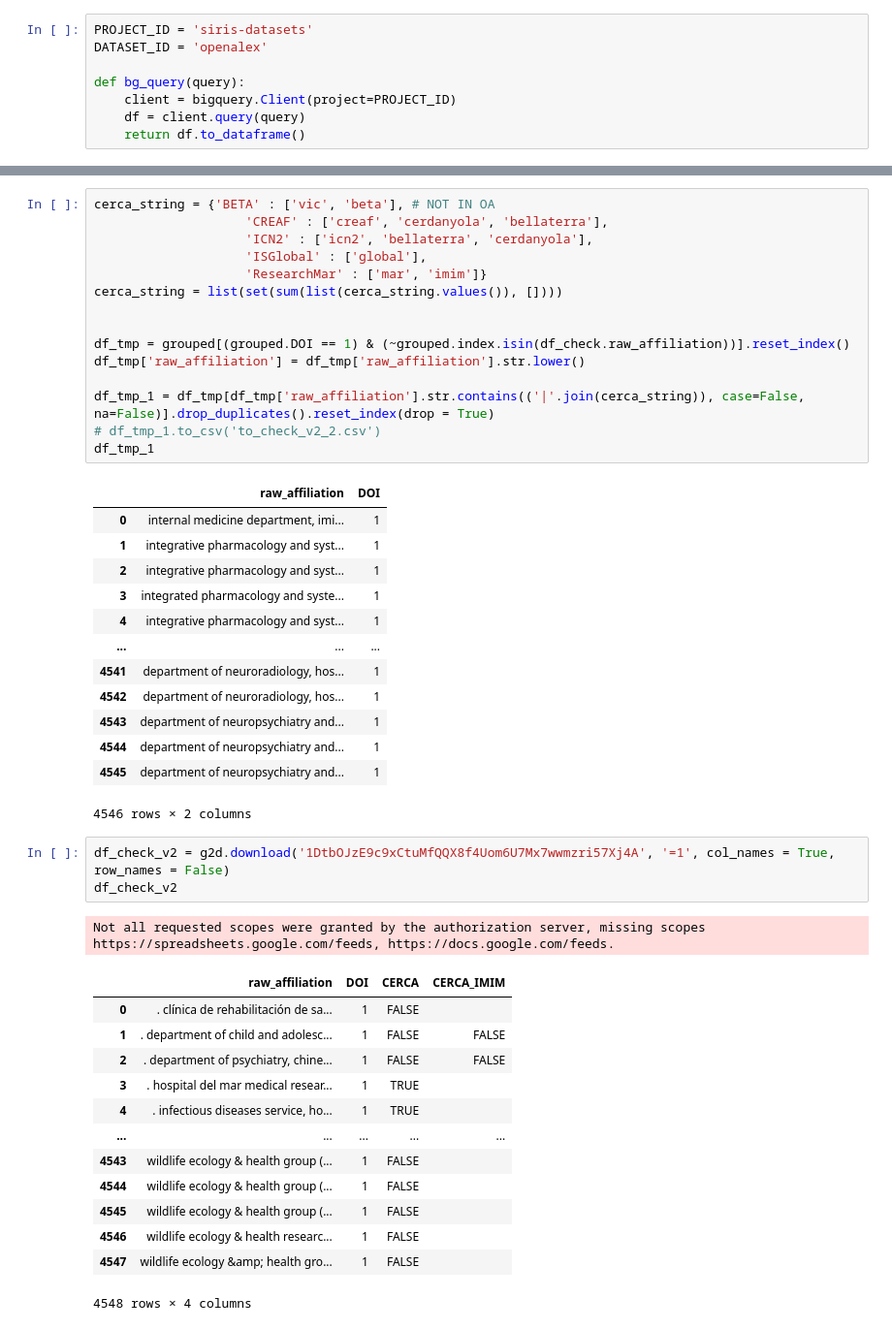
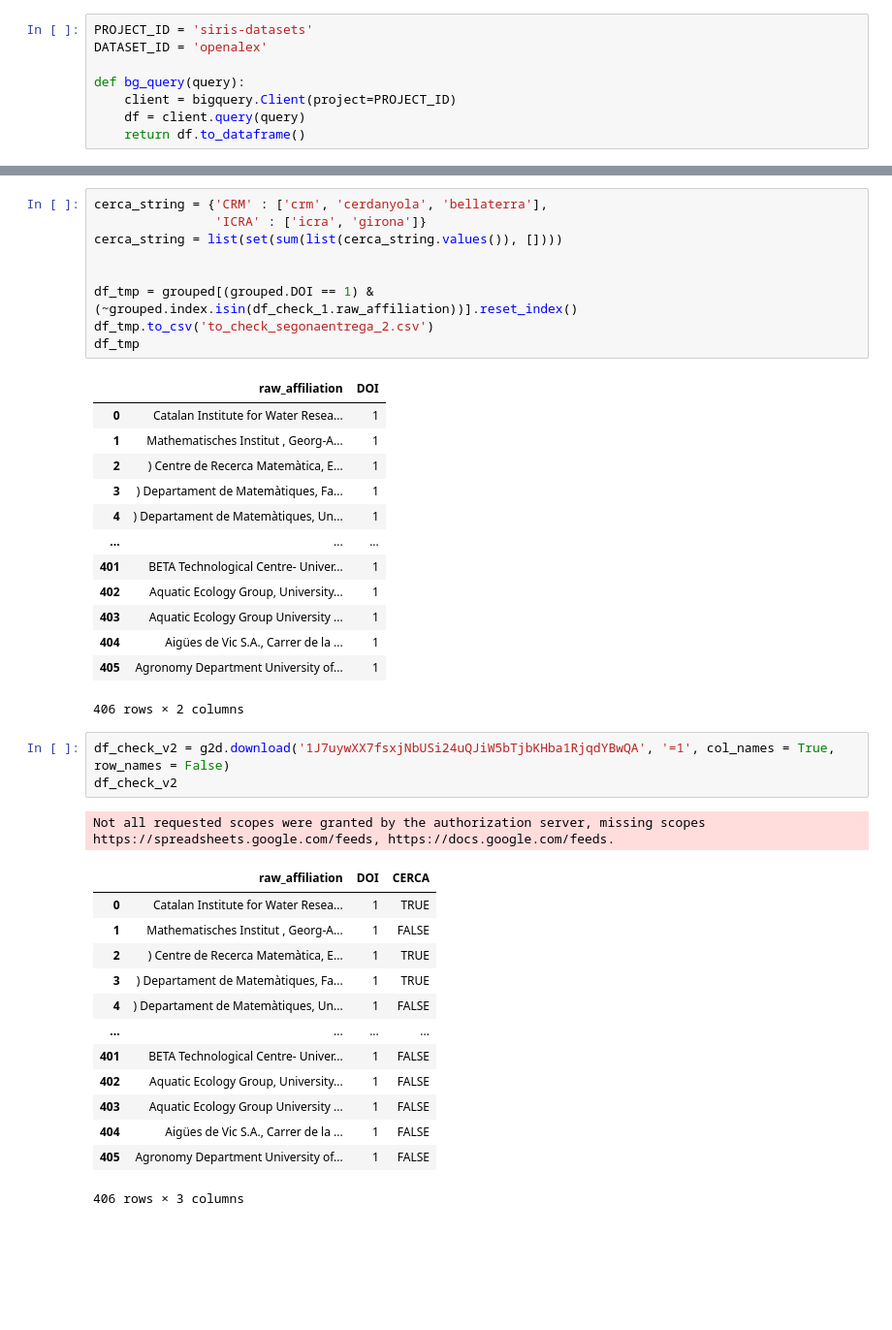
Before and after one commit to APVsiris/2025CERCA01, a Jupyter notebook: notebooks/0.0.3-apv-extractrawdata _2.ipynb, the cells around one changed output, grey strips where cells are left out. Shown at 97% size. Saved outputs shown, nothing was run; the diff lists cells and outputs as text; blank space fills up the shorter version.

Commit message:
Segona Entrega

```diff
--- a/notebooks/0.0.3-apv-extractrawdata _2.ipynb
+++ b/notebooks/0.0.3-apv-extractrawdata _2.ipynb
@@ -231,48 +255,42 @@ Not all requested scopes were granted by the authorization server, missing scope
 # %%
-cerca_string = {'BETA' : ['vic', 'beta'], # NOT IN OA
-                    'CREAF' : ['creaf', 'cerdanyola', 'bellaterra'],
-                    'ICN2' : ['icn2', 'bellaterra', 'cerdanyola'],
-                    'ISGlobal' : ['global'],
-                    'ResearchMar' : ['mar', 'imim']}
+cerca_string = {'CRM' : ['crm', 'cerdanyola', 'bellaterra'],
+                'ICRA' : ['icra', 'girona']}
 cerca_string = list(set(sum(list(cerca_string.values()), [])))
 
 
-df_tmp = grouped[(grouped.DOI == 1) & (~grouped.index.isin(df_check.raw_affiliation))].reset_index()
-df_tmp['raw_affiliation'] = df_tmp['raw_affiliation'].str.lower()
-
-df_tmp_1 = df_tmp[df_tmp['raw_affiliation'].str.contains(('|'.join(cerca_string)), case=False, na=False)].drop_duplicates().reset_index(drop = True)
-# df_tmp_1.to_csv('to_check_v2_2.csv')
-df_tmp_1
+df_tmp = grouped[(grouped.DOI == 1) & (~grouped.index.isin(df_check_1.raw_affiliation))].reset_index()
+df_tmp.to_csv('to_check_segonaentrega_2.csv')
+df_tmp
 # %% [output]
 |  | raw_affiliation | DOI |
-| 0 | internal medicine department, imi... | 1 |
-| 1 | integrative pharmacology and syst... | 1 |
-| 2 | integrative pharmacology and syst... | 1 |
-| 3 | integrated pharmacology and syste... | 1 |
-| 4 | integrative pharmacology and syst... | 1 |
+| 0 | Catalan Institute for Water Resea... | 1 |
+| 1 | Mathematisches Institut , Georg-A... | 1 |
+| 2 | ) Centre de Recerca Matemàtica, E... | 1 |
+| 3 | ) Departament de Matemàtiques, Fa... | 1 |
+| 4 | ) Departament de Matemàtiques, Un... | 1 |
 | ... | ... | ... |
-| 4541 | department of neuroradiology, hos... | 1 |
-| 4542 | department of neuroradiology, hos... | 1 |
-| 4543 | department of neuropsychiatry and... | 1 |
-| 4544 | department of neuropsychiatry and... | 1 |
-| 4545 | department of neuropsychiatry and... | 1 |
+| 401 | BETA Technological Centre- Univer... | 1 |
+| 402 | Aquatic Ecology Group, University... | 1 |
+| 403 | Aquatic Ecology Group University ... | 1 |
+| 404 | Aigües de Vic S.A., Carrer de la ... | 1 |
+| 405 | Agronomy Department University of... | 1 |
-4546 rows × 2 columns
+406 rows × 2 columns
 # %%
-df_check_v2 = g2d.download('1DtbOJzE9c9xCtuMfQQX8f4Uom6U7Mx7wwmzri57Xj4A', '=1', col_names = True, row_names = False)
+df_check_v2 = g2d.download('1J7uywXX7fsxjNbUSi24uQJiW5bTjbKHba1RjqdYBwQA', '=1', col_names = True, row_names = False)
 df_check_v2
 # %% [output]
 Not all requested scopes were granted by the authorization server, missing scopes https://spreadsheets.google.com/feeds, https://docs.google.com/feeds.
-|  | raw_affiliation | DOI | CERCA | CERCA_IMIM |
-| 0 | . clínica de rehabilitación de sa... | 1 | FALSE |  |
-| 1 | . department of child and adolesc... | 1 | FALSE | FALSE |
-| 2 | . department of psychiatry, chine... | 1 | FALSE | FALSE |
-| 3 | . hospital del mar medical resear... | 1 | TRUE |  |
-| 4 | . infectious diseases service, ho... | 1 | TRUE |  |
-| ... | ... | ... | ... | ... |
-| 4543 | wildlife ecology & health group (... | 1 | FALSE |  |
-| 4544 | wildlife ecology & health group (... | 1 | FALSE |  |
-| 4545 | wildlife ecology & health group (... | 1 | FALSE |  |
-| 4546 | wildlife ecology & health researc... | 1 | FALSE |  |
-| 4547 | wildlife ecology &amp; health gro... | 1 | FALSE |  |
+|  | raw_affiliation | DOI | CERCA |
+| 0 | Catalan Institute for Water Resea... | 1 | TRUE |
+| 1 | Mathematisches Institut , Georg-A... | 1 | FALSE |
+| 2 | ) Centre de Recerca Matemàtica, E... | 1 | TRUE |
+| 3 | ) Departament de Matemàtiques, Fa... | 1 | TRUE |
+| 4 | ) Departament de Matemàtiques, Un... | 1 | FALSE |
+| ... | ... | ... | ... |
+| 401 | BETA Technological Centre- Univer... | 1 | FALSE |
+| 402 | Aquatic Ecology Group, University... | 1 | FALSE |
+| 403 | Aquatic Ecology Group University ... | 1 | FALSE |
+| 404 | Aigües de Vic S.A., Carrer de la ... | 1 | FALSE |
+| 405 | Agronomy Department University of... | 1 | FALSE |
-4548 rows × 4 columns
+406 rows × 3 columns
 # %%
```
Also changed, not shown: parts of 35 cells of this notebook, 14 other files.
